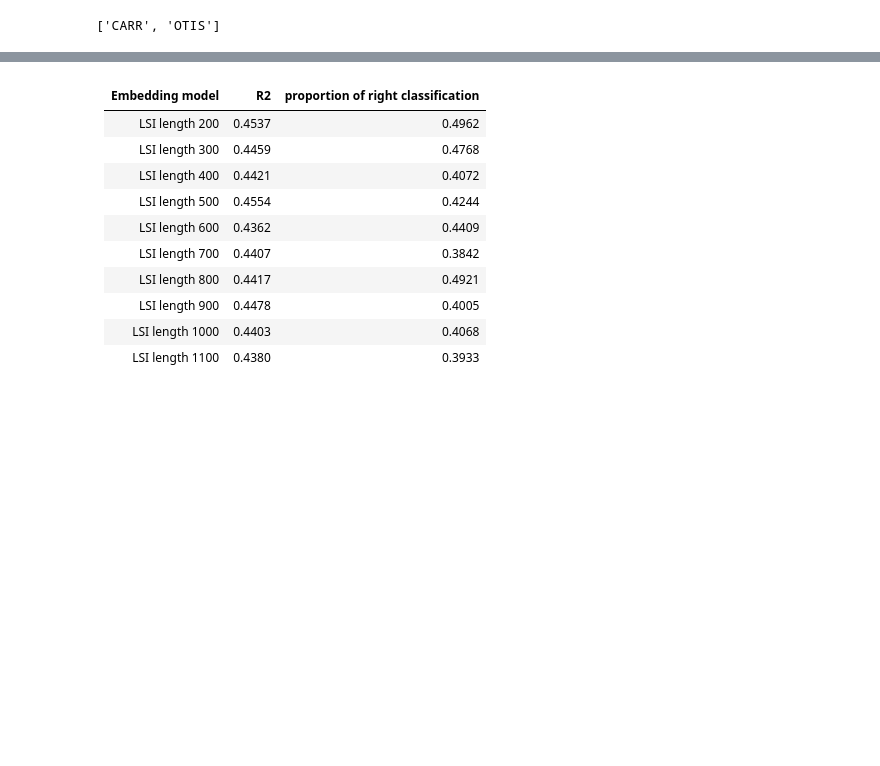
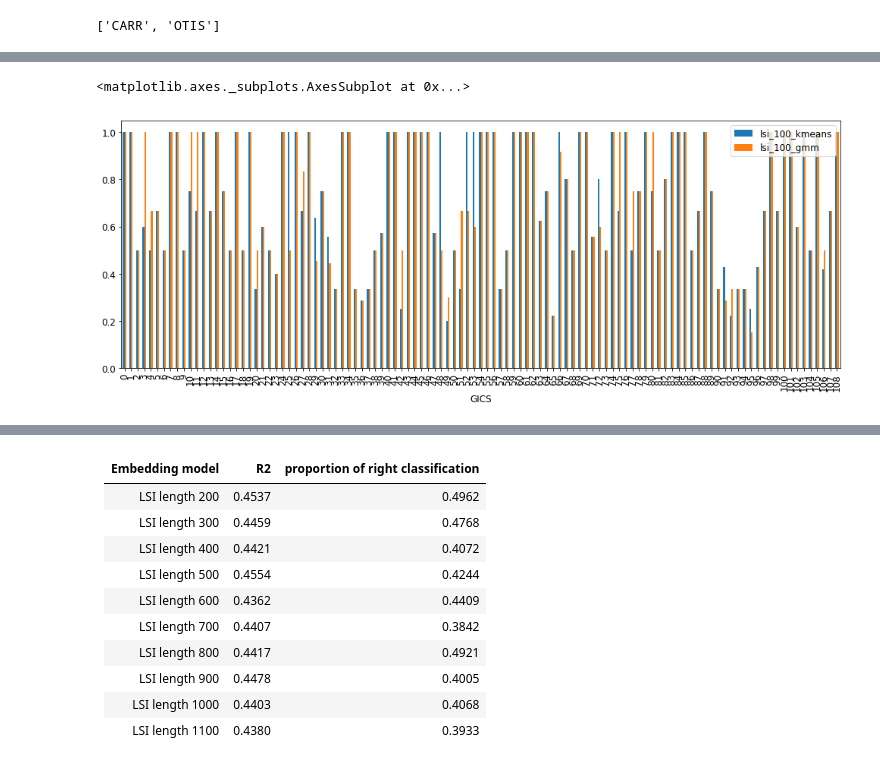
Before and after one commit to Sivalavida/Text-based-Industry-Classification, a Jupyter notebook: LSI Word Embedding.ipynb, the cells around one changed output, grey strips where cells are left out. Cells and saved outputs as stored; diff of their text form; code cells hidden in the pictures; blank space fills up the shorter version.

```diff
--- a/LSI Word Embedding.ipynb
+++ b/LSI Word Embedding.ipynb
@@ -415,0 +515,17 @@ avg_R2_df.filter(regex='gmm', axis=0).plot(figsize=(13,5))
+# %%
+def majority_element_proportion(s):
+    '''
+    input: series
+    output: proportion of majority element in series
+    '''
+    l = len(s)
+    n = s.value_counts().iloc[0]
+    return n/l
+# %%
+correctness_ratios_df = all_cluster.iloc[:,1:].groupby('GICS').aggregate(majority_element_proportion)
+# %%
+correctness_ratios_df.plot.bar()
+# sns.barplot(correctness_ratios_df)
+# %% [output]
+<matplotlib.axes._subplots.AxesSubplot at 0x...>
+[figure, added]
```
Also changed, not shown: parts of 44 cells of this notebook, 2 other files.
